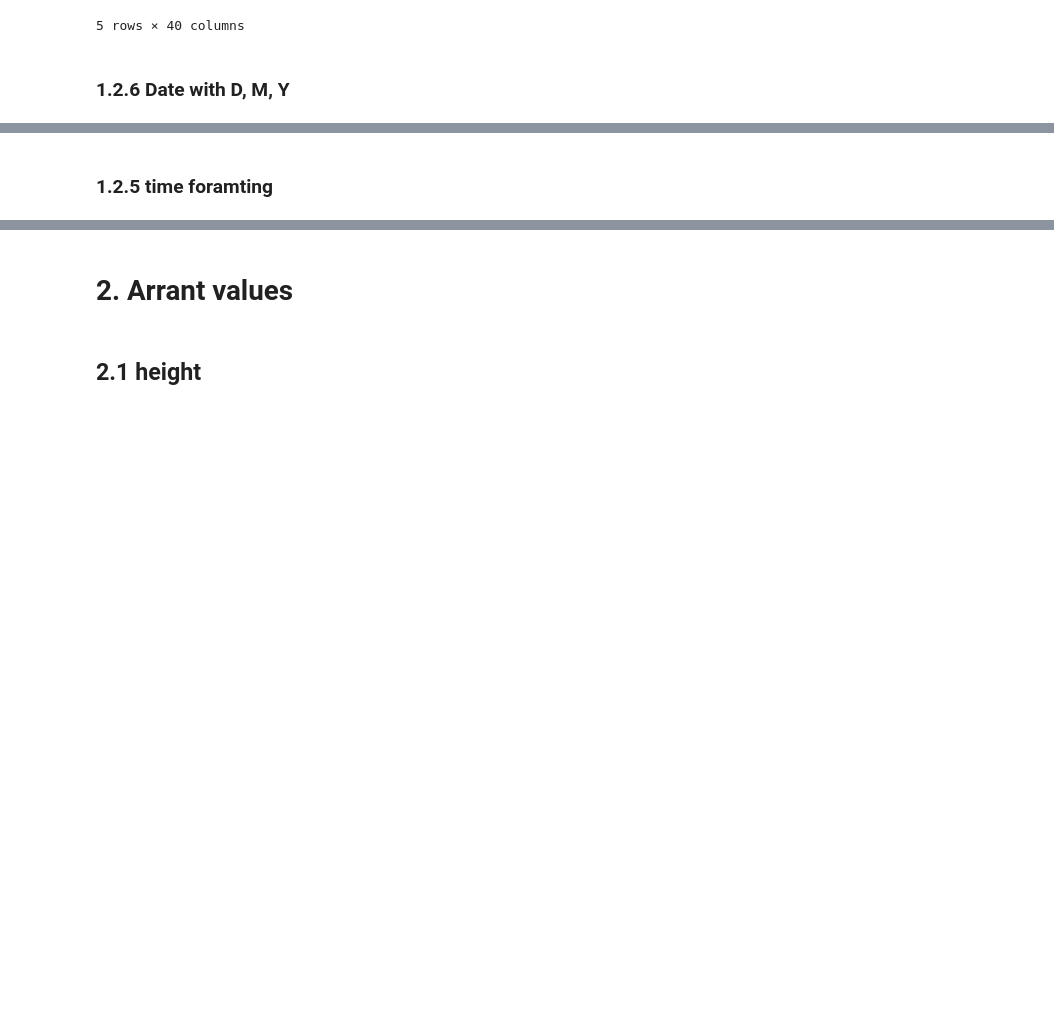
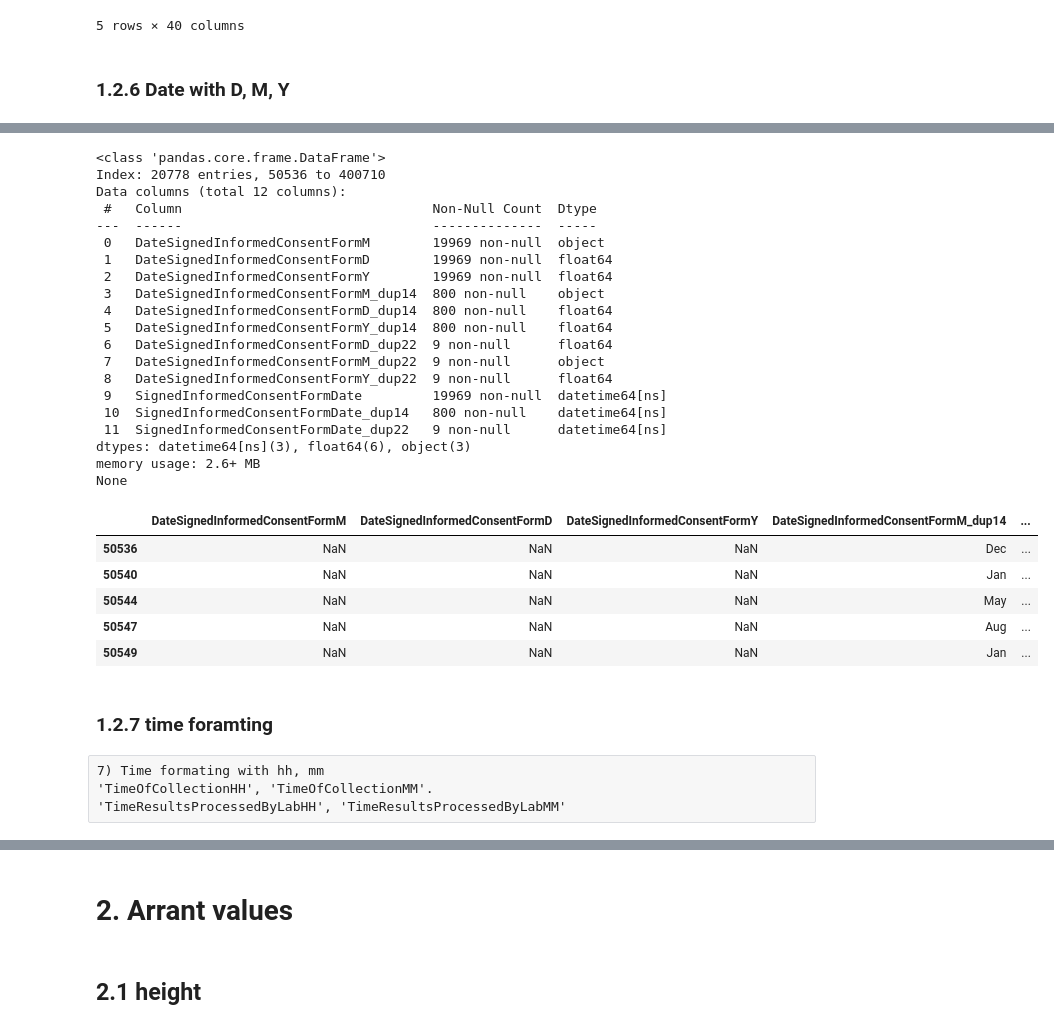
Before and after one commit to niddk-data-challenge/Team-5, a Jupyter notebook: data_processing/TN_01_PART_1_data_processing.ipynb, the cells around one changed output, grey strips where cells are left out. Drawn from its saved outputs; the diff is of its cells as text; code cells hidden in the pictures; blank space fills up the shorter version.

```diff
--- a/data_processing/TN_01_PART_1_data_processing.ipynb
+++ b/data_processing/TN_01_PART_1_data_processing.ipynb
@@ -936,0 +948,67 @@ Name: count, dtype: int64
+# %%
+import pandas as pd
+
+# Assuming filtered_df is your DataFrame and new_date_dict is your dictionary
+
+# Function to convert month from short name to number
+def month_to_num(short_month):
+    return {
+        'Jan': 1, 'Feb': 2, 'Mar': 3, 'Apr': 4, 'May': 5, 'Jun': 6,
+        'Jul': 7, 'Aug': 8, 'Sep': 9, 'Oct': 10, 'Nov': 11, 'Dec': 12
+    }[short_month]
+
+# Iterating over the dictionary to create new columns in filtered_df
+for date_col, cols in new_date_dict.items():
+    day_col, month_col, year_col = cols
+
+    # Create a mask for rows where none of the day, month, or year values are missing
+    mask = filtered_df[[day_col, month_col, year_col]].notna().all(axis=1)
+
+    # Apply the mask to filter out rows with missing values
+    valid_rows = filtered_df[mask]
+
+    # Iterate over each row to handle individual errors
+    for index, row in valid_rows.iterrows():
+        try:
+            # Combine the date components for the current row
+            combined_date = str(int(row[day_col])) + '/' + \
+                            str(month_to_num(row[month_col])) + '/' + \
+                            str(int(row[year_col]))
+
+            # Convert to datetime
+            filtered_df.at[index, date_col] = pd.to_datetime(combined_date, format='%d/%m/%Y')
+        except ValueError as e:
+            # Print the problematic date and its index
+            print(f"Error at index {index}: {combined_date}")
+            print(f"Error message: {e}")
+
+# Display the new DataFrame
+print(filtered_df.info())
+filtered_df.head()
+# %% [output]
+<class 'pandas.core.frame.DataFrame'>
+Index: 20778 entries, 50536 to 400710
+Data columns (total 12 columns):
+ #   Column                                Non-Null Count  Dtype
+---  ------                                --------------  -----
+ 0   DateSignedInformedConsentFormM        19969 non-null  object
+ 1   DateSignedInformedConsentFormD        19969 non-null  float64
+ 2   DateSignedInformedConsentFormY        19969 non-null  float64
+ 3   DateSignedInformedConsentFormM_dup14  800 non-null    object
+ 4   DateSignedInformedConsentFormD_dup14  800 non-null    float64
+ 5   DateSignedInformedConsentFormY_dup14  800 non-null    float64
+ 6   DateSignedInformedConsentFormD_dup22  9 non-null      float64
+ 7   DateSignedInformedConsentFormM_dup22  9 non-null      object
+ 8   DateSignedInformedConsentFormY_dup22  9 non-null      float64
+ 9   SignedInformedConsentFormDate         19969 non-null  datetime64[ns]
+ 10  SignedInformedConsentFormDate_dup14   800 non-null    datetime64[ns]
+ 11  SignedInformedConsentFormDate_dup22   9 non-null      datetime64[ns]
+dtypes: datetime64[ns](3), float64(6), object(3)
+memory usage: 2.6+ MB
+None
+|  | DateSignedInformedConsentFormM | DateSignedInformedConsentFormD | DateSignedInformedConsentFormY | DateSignedInformedConsentFormM_dup14 | ... |
+| 50536 | NaN | NaN | NaN | Dec | ... |
+| 50540 | NaN | NaN | NaN | Jan | ... |
+| 50544 | NaN | NaN | NaN | May | ... |
+| 50547 | NaN | NaN | NaN | Aug | ... |
+| 50549 | NaN | NaN | NaN | Jan | ... |
@@ -937,2 +1019,6 @@ Name: count, dtype: int64
 # %% [markdown]
-### 1.2.5 time foramting
+### 1.2.7 time foramting
+# %% [raw]
+7) Time formating with hh, mm
+'TimeOfCollectionHH', 'TimeOfCollectionMM'.
+'TimeResultsProcessedByLabHH', 'TimeResultsProcessedByLabMM'
```
Also changed, not shown: parts of 8 cells of this notebook.
